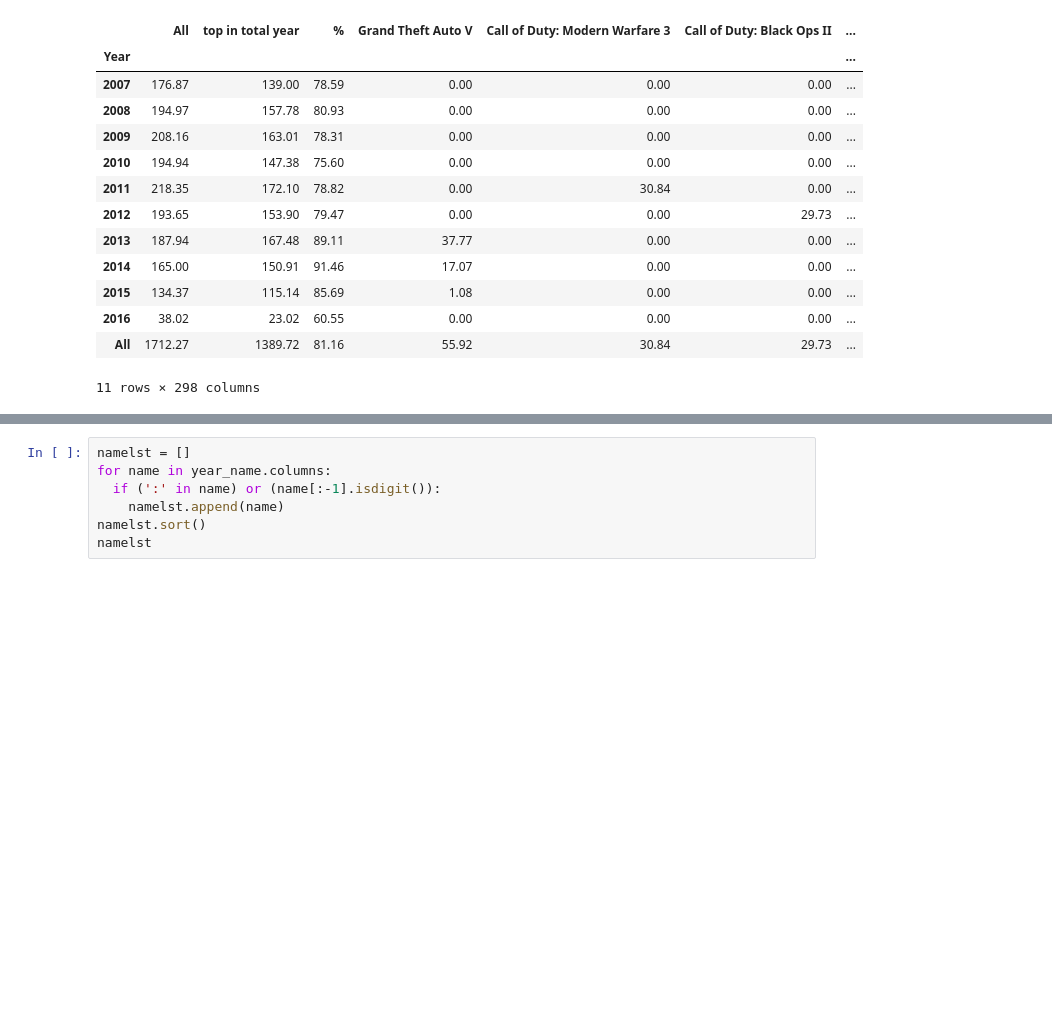
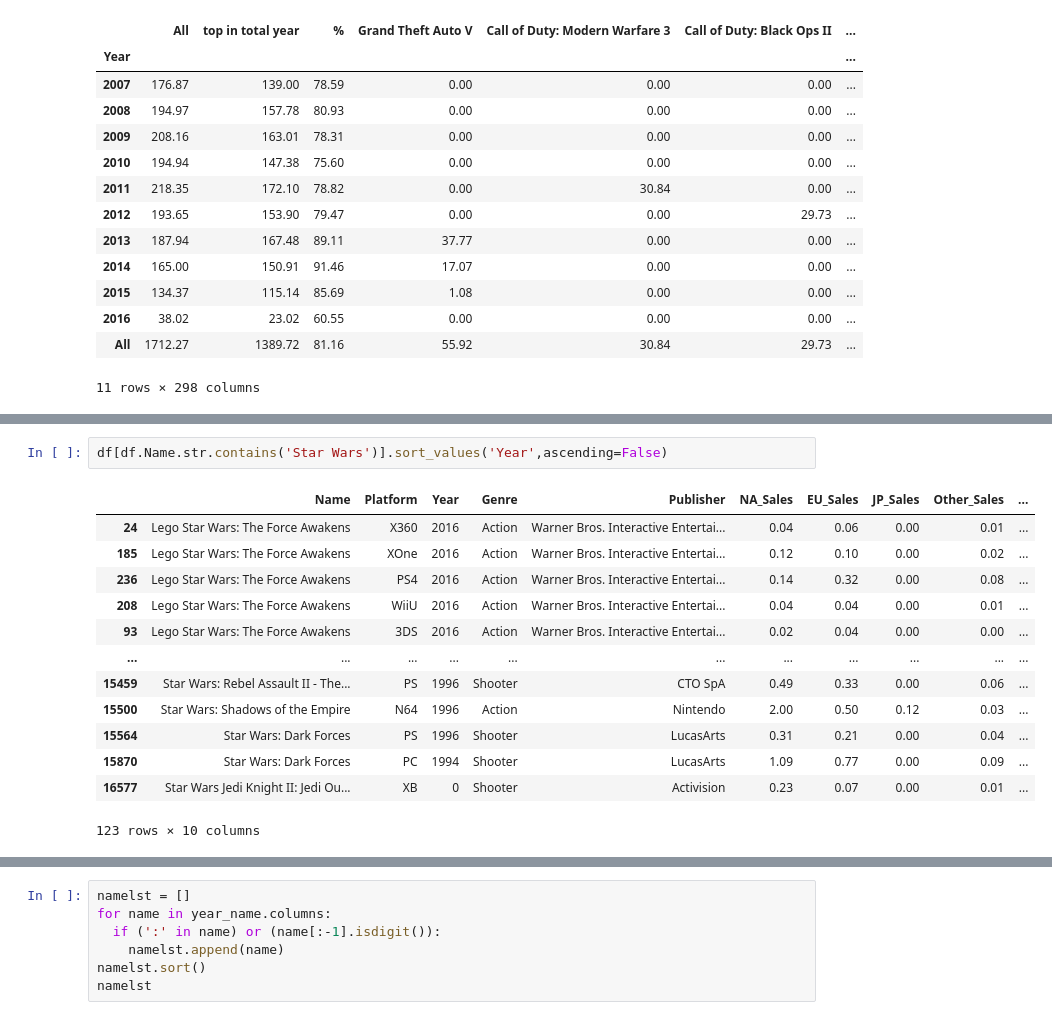
Before and after one commit to jiho-kang/Data_Analysis_Project, a Jupyter notebook: Video Game Sales/data_analysis_for_new_game_launching.ipynb, the cells around one changed output, grey strips where cells are left out. Drawn from its saved outputs; the diff is of its cells as text; blank space fills up the shorter version.

```diff
--- a/Video Game Sales/data_analysis_for_new_game_launching.ipynb
+++ b/Video Game Sales/data_analysis_for_new_game_launching.ipynb
@@ -860,6 +853,22 @@ best_lst
 | 2 | Halo 3 | Star Wars: The Force Unleashed | Assassin's Creed II | Halo: Reach | Batman: Arkham City | Assassin's Creed III | Battlefield 4 | Destiny | Batman: Arkham Knight | Far Cry: Primal |
 | 3 | The Simpsons Game | LEGO Indiana Jones: The Original ... | Resident Evil 5 | LEGO Harry Potter: Years 1-4 | Assassin's Creed: Revelations | Halo 4 | Assassin's Creed IV: Black Flag | Watch Dogs | Metal Gear Solid V: The Phantom Pain | Overwatch |
 | 4 | The Legend of Zelda: Phantom Hour... | LEGO Batman: The Videogame | Batman: Arkham Asylum | Battlefield: Bad Company 2 | LEGO Star Wars III: The Clone Wars | Far Cry 3 | LEGO Marvel Super Heroes | Far Cry 4 | LEGO Jurassic World | LEGO Marvel's Avengers |
+# %%
+df[df.Name.str.contains('Star Wars')].sort_values('Year',ascending=False)
+# %% [output]
+|  | Name | Platform | Year | Genre | Publisher | NA_Sales | EU_Sales | JP_Sales | Other_Sales | ... |
+| 24 | Lego Star Wars: The Force Awakens | X360 | 2016 | Action | Warner Bros. Interactive Entertai... | 0.04 | 0.06 | 0.00 | 0.01 | ... |
+| 185 | Lego Star Wars: The Force Awakens | XOne | 2016 | Action | Warner Bros. Interactive Entertai... | 0.12 | 0.10 | 0.00 | 0.02 | ... |
+| 236 | Lego Star Wars: The Force Awakens | PS4 | 2016 | Action | Warner Bros. Interactive Entertai... | 0.14 | 0.32 | 0.00 | 0.08 | ... |
+| 208 | Lego Star Wars: The Force Awakens | WiiU | 2016 | Action | Warner Bros. Interactive Entertai... | 0.04 | 0.04 | 0.00 | 0.01 | ... |
+| 93 | Lego Star Wars: The Force Awakens | 3DS | 2016 | Action | Warner Bros. Interactive Entertai... | 0.02 | 0.04 | 0.00 | 0.00 | ... |
+| ... | ... | ... | ... | ... | ... | ... | ... | ... | ... | ... |
+| 15459 | Star Wars: Rebel Assault II - The... | PS | 1996 | Shooter | CTO SpA | 0.49 | 0.33 | 0.00 | 0.06 | ... |
+| 15500 | Star Wars: Shadows of the Empire | N64 | 1996 | Action | Nintendo | 2.00 | 0.50 | 0.12 | 0.03 | ... |
+| 15564 | Star Wars: Dark Forces | PS | 1996 | Shooter | LucasArts | 0.31 | 0.21 | 0.00 | 0.04 | ... |
+| 15870 | Star Wars: Dark Forces | PC | 1994 | Shooter | LucasArts | 1.09 | 0.77 | 0.00 | 0.09 | ... |
+| 16577 | Star Wars Jedi Knight II: Jedi Ou... | XB | 0 | Shooter | Activision | 0.23 | 0.07 | 0.00 | 0.01 | ... |
+123 rows × 10 columns
 # %%
 import numpy as np
 
```
Also changed, not shown: parts of 5 cells of this notebook.
